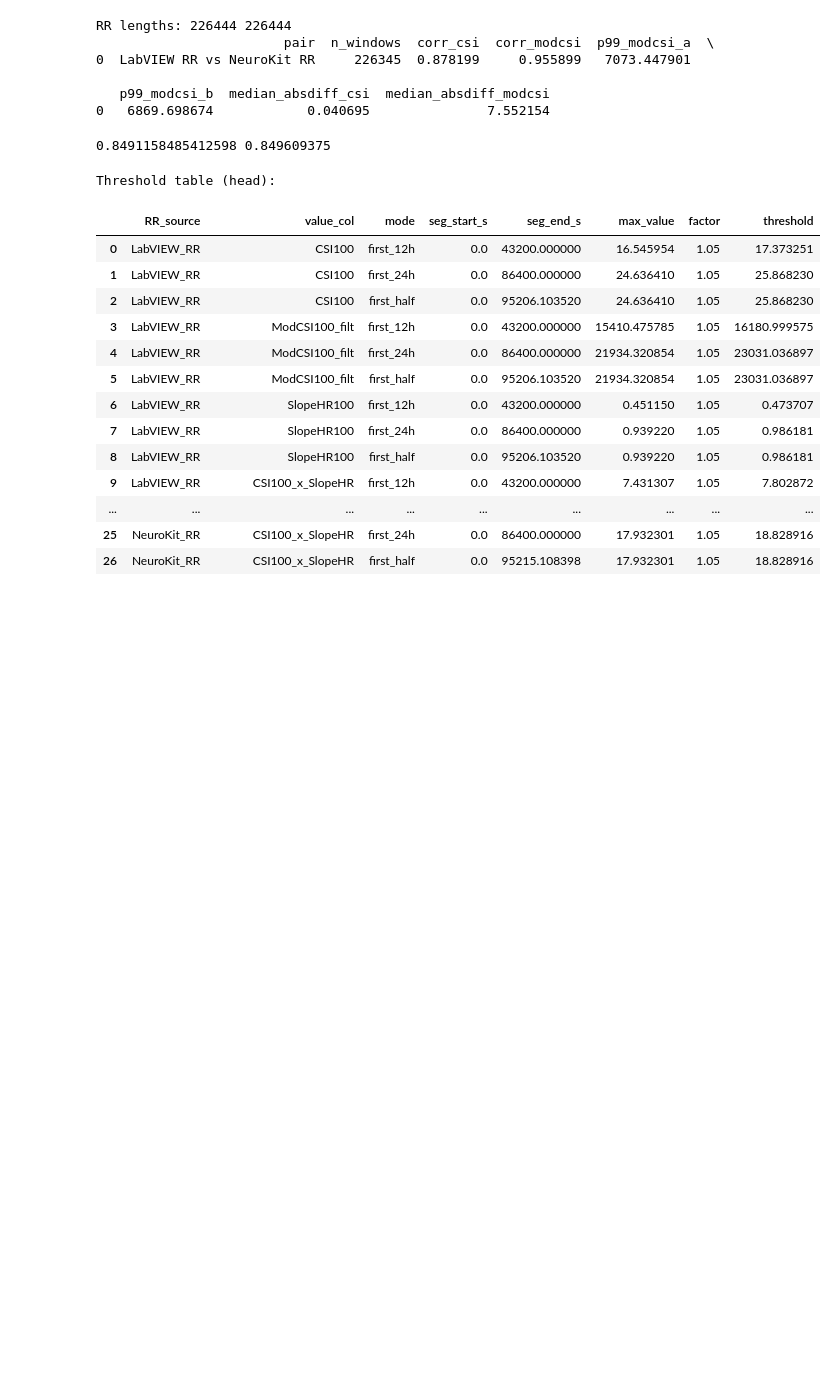
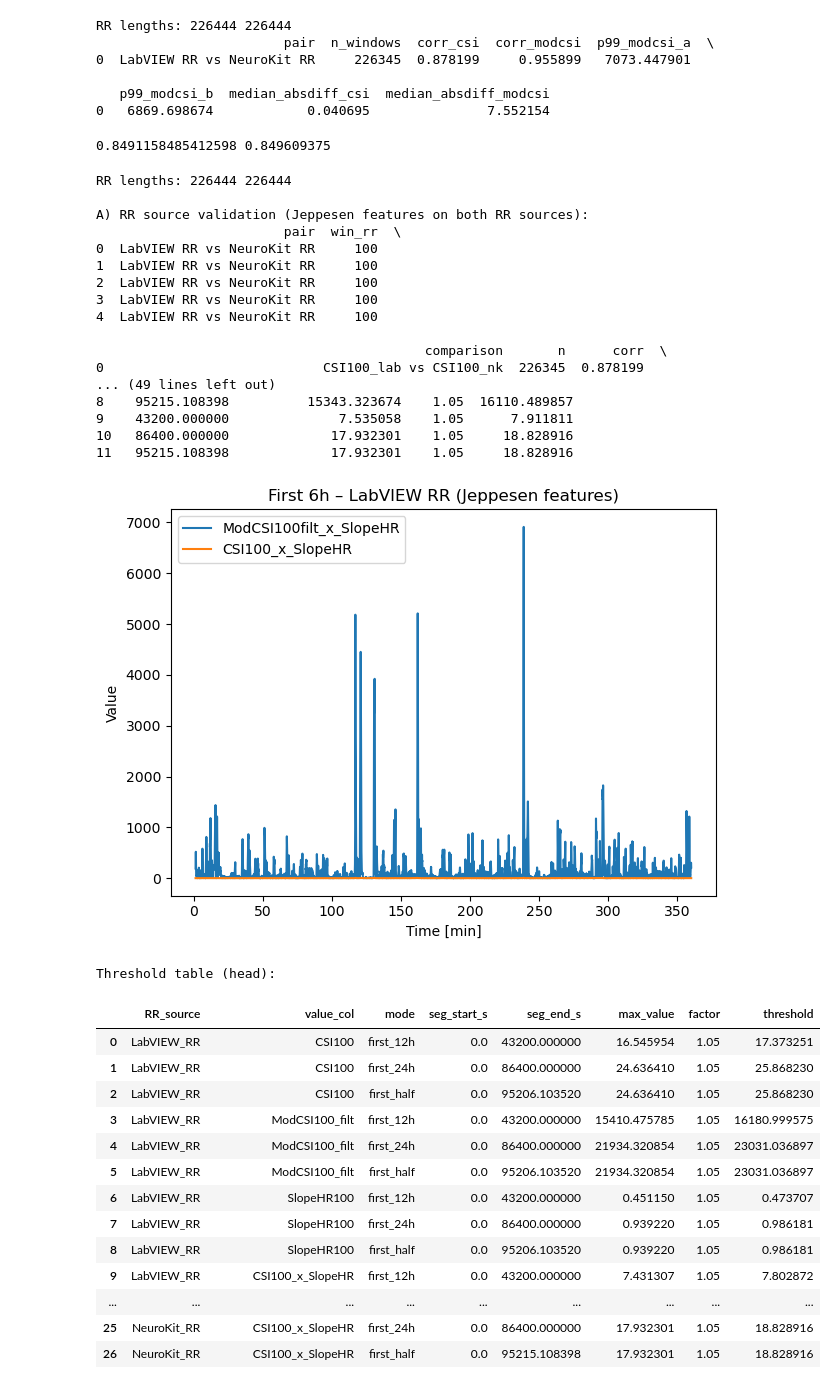
Before and after one commit to AU668208/Epilepsy_MasterThesis, a Jupyter notebook: study5_neurokit_validation.ipynb, the cells around one changed output. Cells and saved outputs as stored; diff of their text form; code cells hidden in the pictures; blank space fills up the shorter version.

Commit message:
Cleanup and rerun of HRV-analysis validation.

```diff
--- a/study5_neurokit_validation.ipynb
+++ b/study5_neurokit_validation.ipynb
@@ -319,3 +432,43 @@ def run_file_ab_test(csv_path: Path, *, win_rr: int = 100) -> dict:
+# %%
+p = Path(r"E:\Speciale - Results\Final_RR_alignment\Test_aligned_rr_Trim\P01_R01_neurokit_rr_aligned.csv")
+out = run_quick_hrv_test(p, HRVQuickTestConfig(win_rr=100, factor=1.05))
+
+print("RR lengths:", out["rr_len_lab"], out["rr_len_nk"])
+print("\nA) RR source validation (Jeppesen features on both RR sources):")
+print(out["A_rr_sources"])
+
+print("\nB) Feature definition validation (Jeppesen vs NeuroKit-equivalent):")
+print(out["B_feature_defs"])
+
+print("\nThresholds (105% of max in segments):")
+print(out["thresholds"])
+
+# Quick plot: first 6 hours (LabVIEW RR)
+plot_time_series(
+    out["feat_lab_jeppesen"],
+    t0_s=0,
+    t1_s=6 * 3600,
+    title="First 6h – LabVIEW RR (Jeppesen features)",
+)
+# %% [output]
+RR lengths: 226444 226444
+
+A) RR source validation (Jeppesen features on both RR sources):
+                        pair  win_rr  \
+0  LabVIEW RR vs NeuroKit RR     100
+1  LabVIEW RR vs NeuroKit RR     100
+2  LabVIEW RR vs NeuroKit RR     100
+3  LabVIEW RR vs NeuroKit RR     100
+4  LabVIEW RR vs NeuroKit RR     100
+
+                                          comparison       n      corr  \
+0                            CSI100_lab vs CSI100_nk  226345  0.878199
+... (49 lines left out)
+8    95215.108398          15343.323674    1.05  16110.489857
+9    43200.000000              7.535058    1.05      7.911811
+10   86400.000000             17.932301    1.05     18.828916
+11   95215.108398             17.932301    1.05     18.828916
+[figure, added]
 # %%
 p = Path(r"E:\Speciale - Results\Final_RR_alignment\Test_aligned_rr_Trim\P01_R01_neurokit_rr_aligned.csv")
 out = run_file_ab_test(p, win_rr=100)
```
Also changed, not shown: parts of 6 cells of this notebook.
